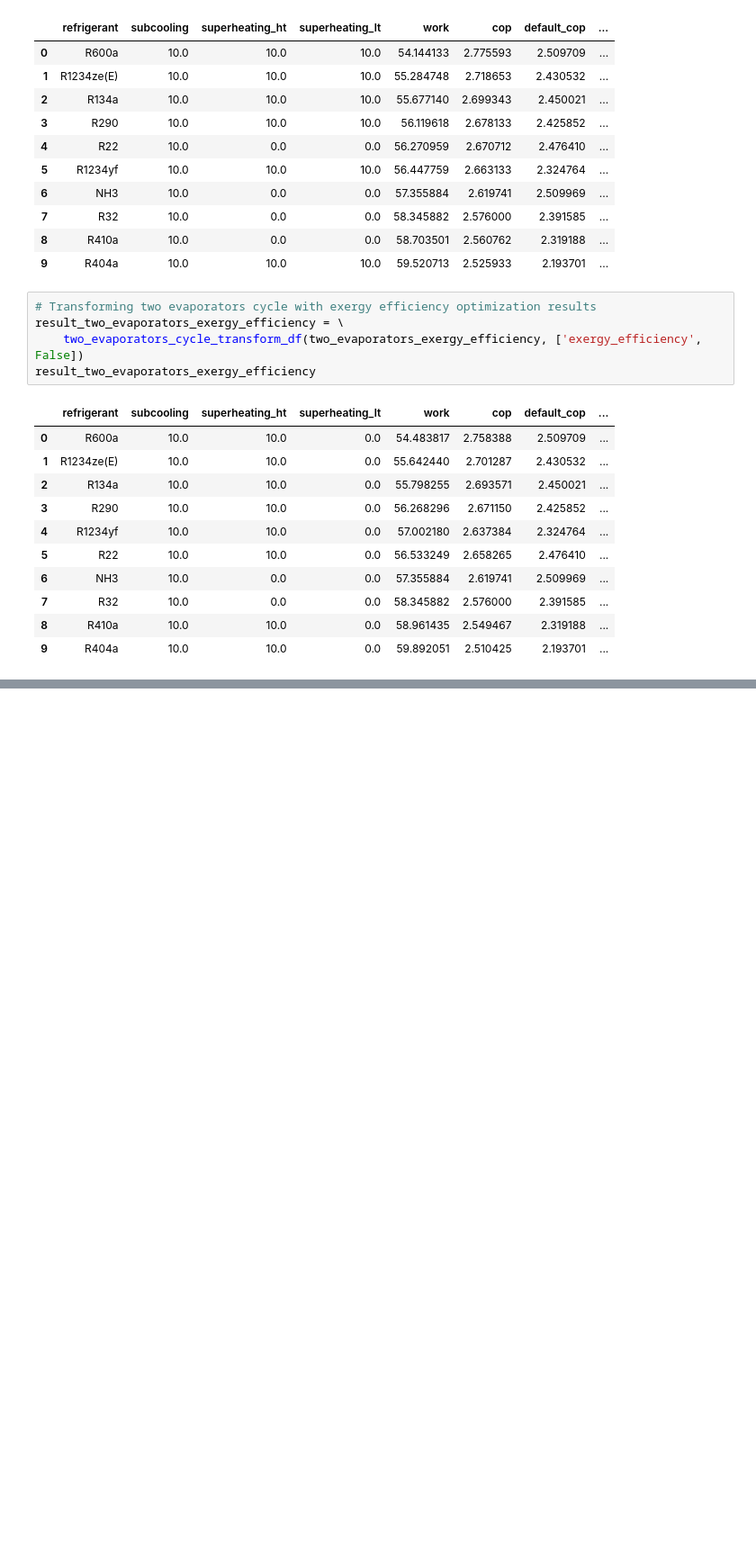
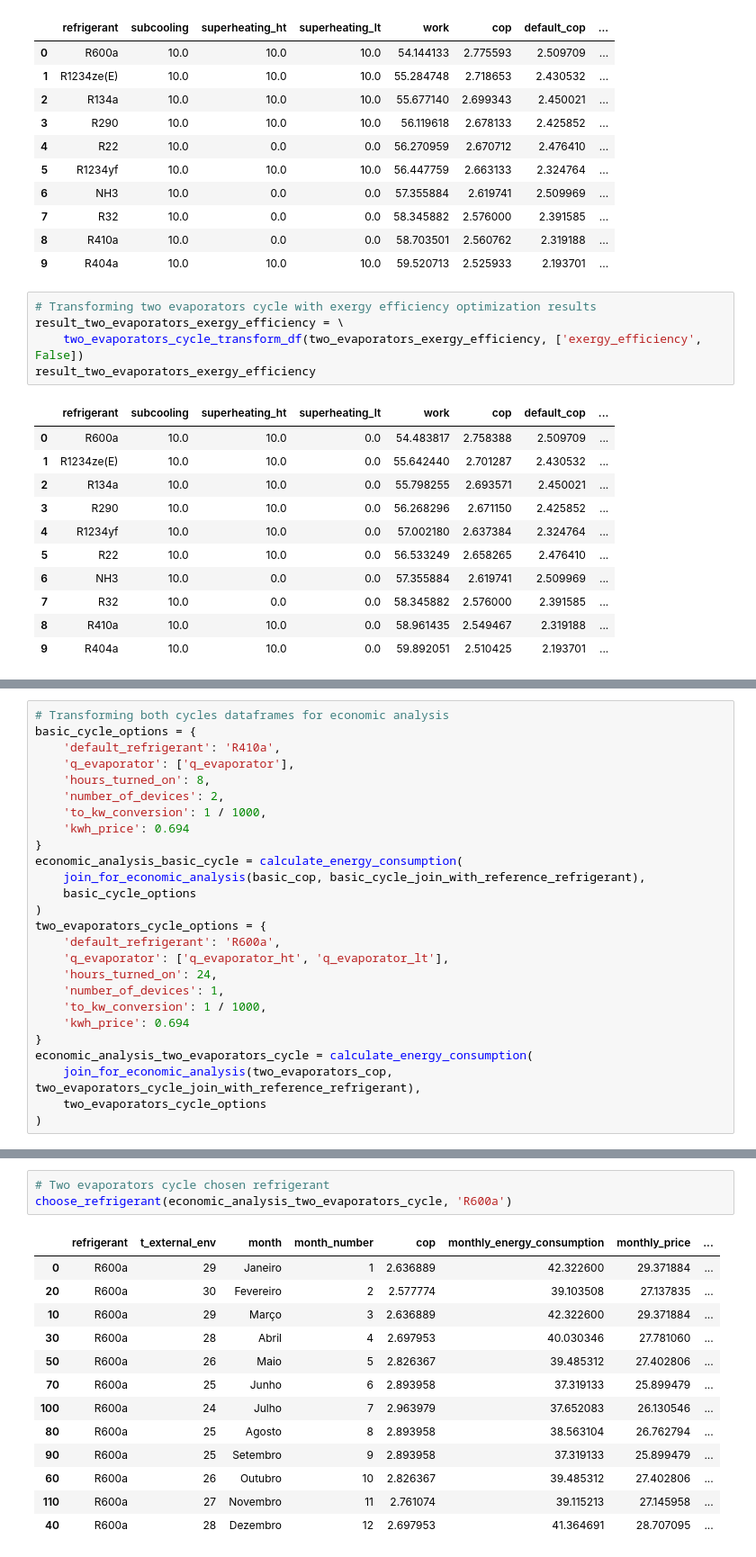
Before and after one commit to pflpedrosa/refrigeration-cycle-optimization, a Jupyter notebook: src/dataframes_transformation.ipynb, the cells around one changed output, grey strips where cells are left out. Shown at 90% size. Cells and saved outputs as stored; diff of their text form; blank space fills up the shorter version.

```diff
--- a/src/dataframes_transformation.ipynb
+++ b/src/dataframes_transformation.ipynb
@@ -205 +306,27 @@ result_two_evaporators_exergy_efficiency
+# %%
+# Transforming both cycles dataframes for economic analysis
+basic_cycle_options = {
+    'default_refrigerant': 'R410a',
+    'q_evaporator': ['q_evaporator'],
+    'hours_turned_on': 8,
+    'number_of_devices': 2,
+    'to_kw_conversion': 1 / 1000,
+    'kwh_price': 0.694
+}
+economic_analysis_basic_cycle = calculate_energy_consumption(
+    join_for_economic_analysis(basic_cop, basic_cycle_join_with_reference_refrigerant),
+    basic_cycle_options
+)
+two_evaporators_cycle_options = {
+    'default_refrigerant': 'R600a',
+    'q_evaporator': ['q_evaporator_ht', 'q_evaporator_lt'],
+    'hours_turned_on': 24,
+    'number_of_devices': 1,
+    'to_kw_conversion': 1 / 1000,
+    'kwh_price': 0.694
+}
+economic_analysis_two_evaporators_cycle = calculate_energy_consumption(
+    join_for_economic_analysis(two_evaporators_cop, two_evaporators_cycle_join_with_reference_refrigerant),
+    two_evaporators_cycle_options
+)
 # %%
@@ -255,0 +380,17 @@ result
+# %%
+# Two evaporators cycle chosen refrigerant
+choose_refrigerant(economic_analysis_two_evaporators_cycle, 'R600a')
+# %% [output]
+|  | refrigerant | t_external_env | month | month_number | cop | monthly_energy_consumption | monthly_price | ... |
+| 0 | R600a | 29 | Janeiro | 1 | 2.636889 | 42.322600 | 29.371884 | ... |
+| 20 | R600a | 30 | Fevereiro | 2 | 2.577774 | 39.103508 | 27.137835 | ... |
+| 10 | R600a | 29 | Março | 3 | 2.636889 | 42.322600 | 29.371884 | ... |
+| 30 | R600a | 28 | Abril | 4 | 2.697953 | 40.030346 | 27.781060 | ... |
+| 50 | R600a | 26 | Maio | 5 | 2.826367 | 39.485312 | 27.402806 | ... |
+| 70 | R600a | 25 | Junho | 6 | 2.893958 | 37.319133 | 25.899479 | ... |
+| 100 | R600a | 24 | Julho | 7 | 2.963979 | 37.652083 | 26.130546 | ... |
+| 80 | R600a | 25 | Agosto | 8 | 2.893958 | 38.563104 | 26.762794 | ... |
+| 90 | R600a | 25 | Setembro | 9 | 2.893958 | 37.319133 | 25.899479 | ... |
+| 60 | R600a | 26 | Outubro | 10 | 2.826367 | 39.485312 | 27.402806 | ... |
+| 110 | R600a | 27 | Novembro | 11 | 2.761074 | 39.115213 | 27.145958 | ... |
+| 40 | R600a | 28 | Dezembro | 12 | 2.697953 | 41.364691 | 28.707095 | ... |
```
Also changed, not shown: parts of 6 cells of this notebook.
